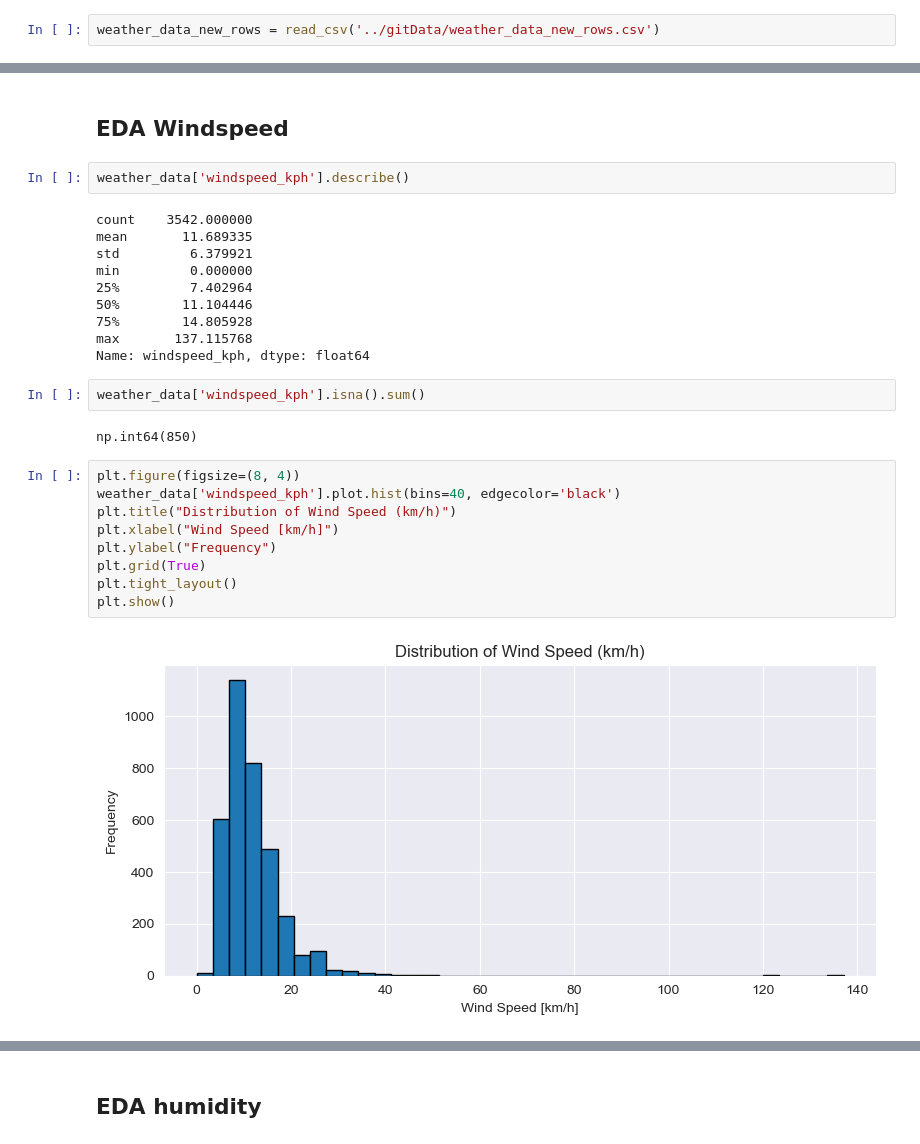
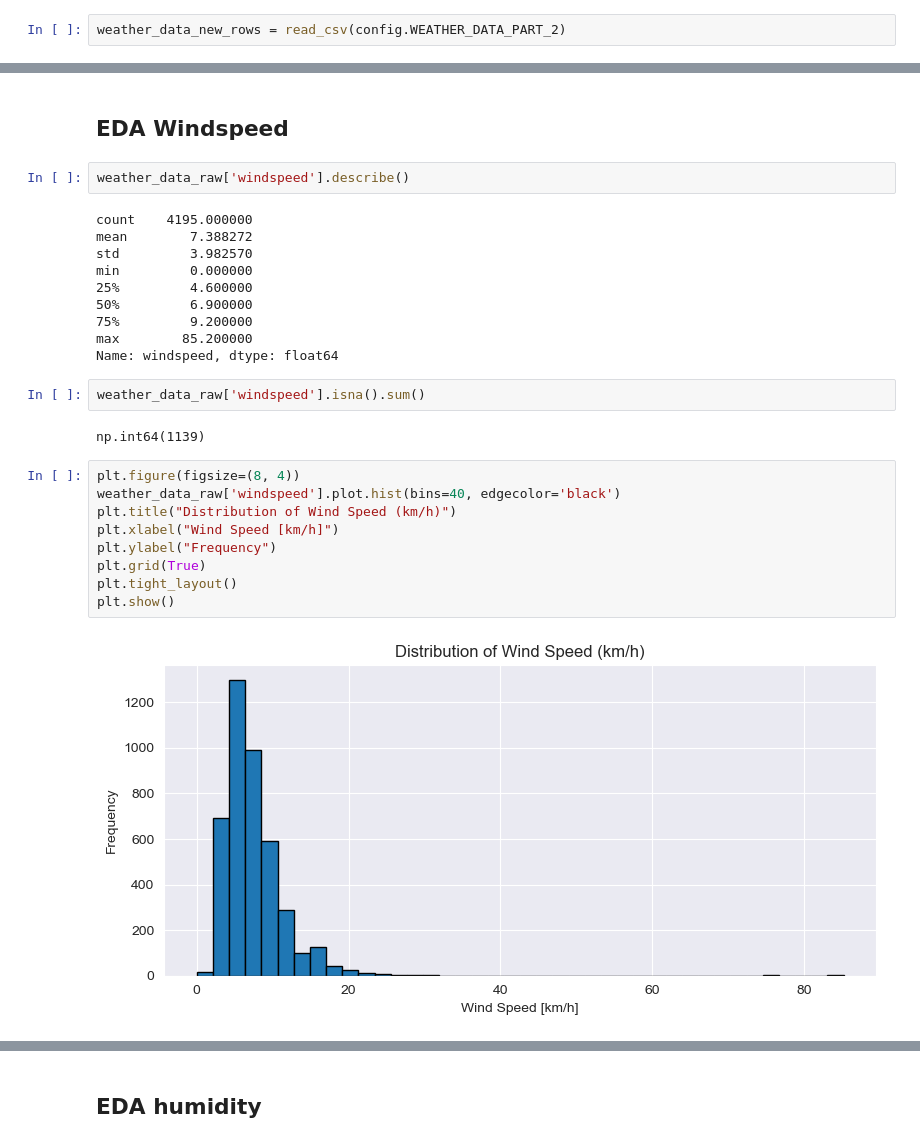
Before and after one commit to Wendo99/NYC-Taxi-Trip-Duration, a Jupyter notebook: notebooks/weather.ipynb, the cells around one changed output, grey strips where cells are left out. Saved outputs shown, nothing was run; the diff lists cells and outputs as text.

```diff
--- a/notebooks/weather.ipynb
+++ b/notebooks/weather.ipynb
@@ -22,7 +19,7 @@ weather_data_raw = load_weather_data()
 # %% [markdown]
 Load Complementary Weatherdata
 # %%
-weather_data_new_rows = read_csv('../gitData/weather_data_new_rows.csv')
+weather_data_new_rows = read_csv(config.WEATHER_DATA_PART_2)
 # %% [markdown]
  Merge Weatherdata
 # %%
@@ -211,31 +115,31 @@ plt.show()
 # %% [markdown]
 ## EDA Windspeed
 # %%
-weather_data['windspeed_kph'].describe()
+weather_data_raw['windspeed'].describe()
 # %% [output]
-count    3542.000000
-mean       11.689335
-std         6.379921
+count    4195.000000
+mean        7.388272
+std         3.982570
 min         0.000000
-25%         7.402964
-50%        11.104446
-75%        14.805928
-max       137.115768
-Name: windspeed_kph, dtype: float64
+25%         4.600000
+50%         6.900000
+75%         9.200000
+max        85.200000
+Name: windspeed, dtype: float64
 # %%
-weather_data['windspeed_kph'].isna().sum()
+weather_data_raw['windspeed'].isna().sum()
 # %% [output]
-np.int64(850)
+np.int64(1139)
 # %%
 plt.figure(figsize=(8, 4))
-weather_data['windspeed_kph'].plot.hist(bins=40, edgecolor='black')
+weather_data_raw['windspeed'].plot.hist(bins=40, edgecolor='black')
 plt.title("Distribution of Wind Speed (km/h)")
 plt.xlabel("Wind Speed [km/h]")
 plt.ylabel("Frequency")
 plt.grid(True)
 plt.tight_layout()
 plt.show()
 # %% [output]
-[figure, old version]
+[figure, new version]
 # %%
 plt.figure(figsize=(4, 6))
```
Also changed, not shown: parts of 138 cells of this notebook, 9 other files.
